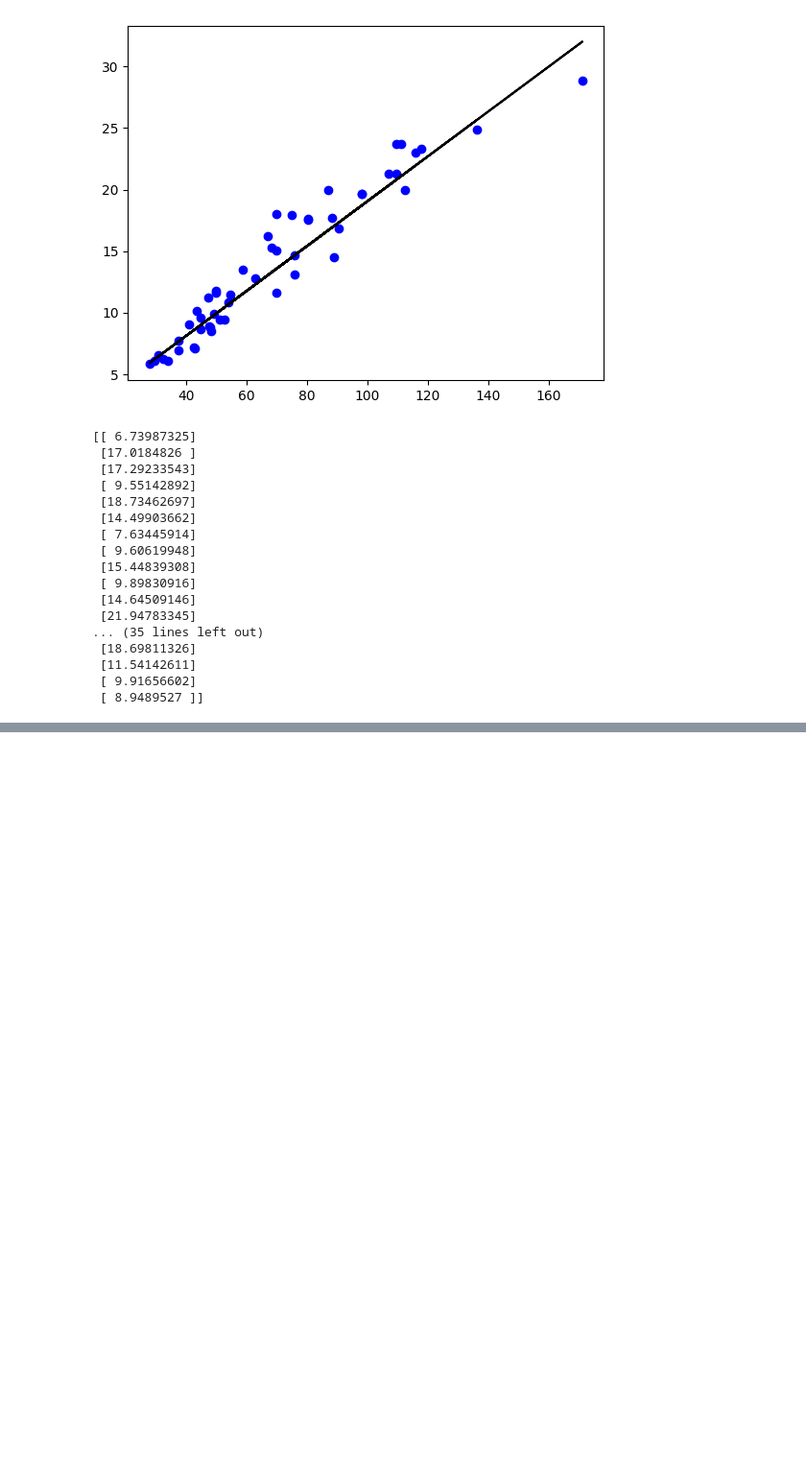
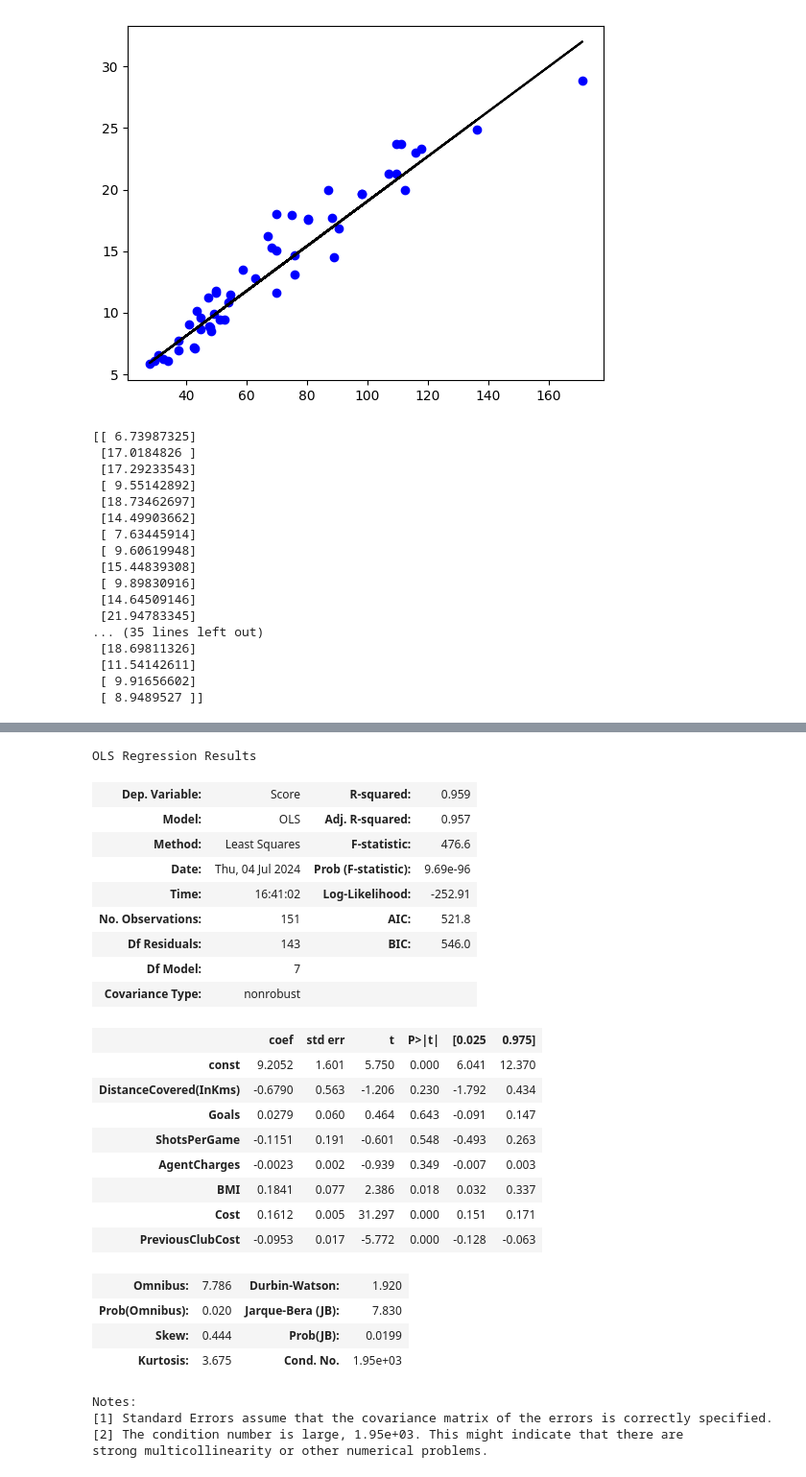
Before and after one commit to feansoden/work, a Jupyter notebook: soccer_pred/soccer_pred1.ipynb, the cells around one changed output, grey strips where cells are left out. Shown at 96% size. Cells and saved outputs as stored; diff of their text form; code cells hidden in the pictures; blank space fills up the shorter version.

```diff
--- a/soccer_pred/soccer_pred1.ipynb
+++ b/soccer_pred/soccer_pred1.ipynb
@@ -83,0 +137,40 @@ print(y_pred)
+# %%
+X = df[['DistanceCovered(InKms)', 'Goals',
+       'ShotsPerGame', 'AgentCharges', 'BMI', 'Cost',
+       'PreviousClubCost']]
+y = df['Score']
+# %%
+x_train, x_test, y_train, y_test = train_test_split(X, y, train_size = 0.75,
+                                                    test_size = 0.25, random_state = 100)
+# %%
+x_train_with_intercept = sm.add_constant(x_train)
+lr = sm.OLS(y_train, x_train_with_intercept).fit()
+lr.summary()
+# %% [output]
+OLS Regression Results
+| Dep. Variable: | Score | R-squared: | 0.959 |
+| Model: | OLS | Adj. R-squared: | 0.957 |
+| Method: | Least Squares | F-statistic: | 476.6 |
+| Date: | Thu, 04 Jul 2024 | Prob (F-statistic): | 9.69e-96 |
+| Time: | 16:41:02 | Log-Likelihood: | -252.91 |
+| No. Observations: | 151 | AIC: | 521.8 |
+| Df Residuals: | 143 | BIC: | 546.0 |
+| Df Model: | 7 |  |  |
+| Covariance Type: | nonrobust |  |  |
+|  | coef | std err | t | P>|t| | [0.025 | 0.975] |
+| const | 9.2052 | 1.601 | 5.750 | 0.000 | 6.041 | 12.370 |
+| DistanceCovered(InKms) | -0.6790 | 0.563 | -1.206 | 0.230 | -1.792 | 0.434 |
+| Goals | 0.0279 | 0.060 | 0.464 | 0.643 | -0.091 | 0.147 |
+| ShotsPerGame | -0.1151 | 0.191 | -0.601 | 0.548 | -0.493 | 0.263 |
+| AgentCharges | -0.0023 | 0.002 | -0.939 | 0.349 | -0.007 | 0.003 |
+| BMI | 0.1841 | 0.077 | 2.386 | 0.018 | 0.032 | 0.337 |
+| Cost | 0.1612 | 0.005 | 31.297 | 0.000 | 0.151 | 0.171 |
+| PreviousClubCost | -0.0953 | 0.017 | -5.772 | 0.000 | -0.128 | -0.063 |
+| Omnibus: | 7.786 | Durbin-Watson: | 1.920 |
+| Prob(Omnibus): | 0.020 | Jarque-Bera (JB): | 7.830 |
+| Skew: | 0.444 | Prob(JB): | 0.0199 |
+| Kurtosis: | 3.675 | Cond. No. | 1.95e+03 |
+Notes:
+[1] Standard Errors assume that the covariance matrix of the errors is correctly specified.
+[2] The condition number is large, 1.95e+03. This might indicate that there are
+strong multicollinearity or other numerical problems.
```
Also changed, not shown: parts of 7 cells of this notebook, 1 other file.
